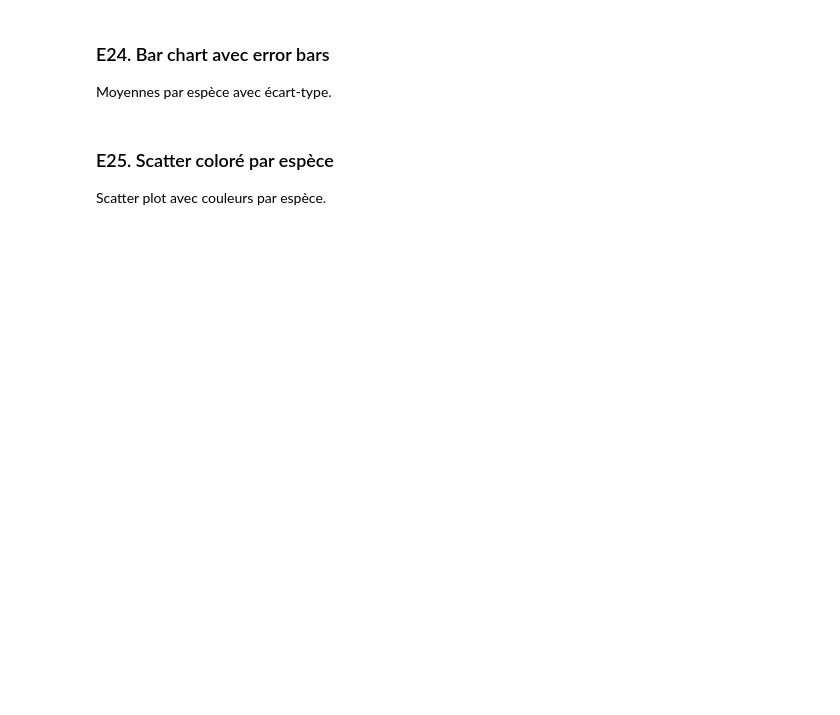
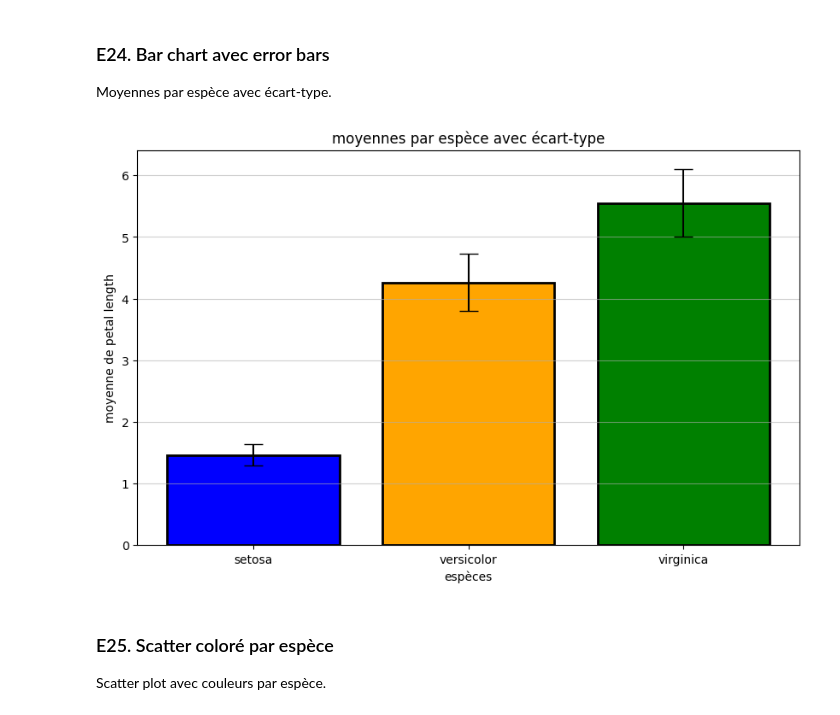
Before and after one commit to USMS-FPK-IA-GI-2025/controle-01-numpy-and-matplotlib-iris-YoussefDIDI79, a Jupyter notebook: notebooks/controle_numpy_matplotlib.ipynb, the cells around one changed output. Cells and saved outputs as stored; diff of their text form; code cells hidden in the pictures; blank space fills up the shorter version.

```diff
--- a/notebooks/controle_numpy_matplotlib.ipynb
+++ b/notebooks/controle_numpy_matplotlib.ipynb
@@ -436,3 +471,30 @@ Moyennes par espèce avec écart-type.
+# %%
+setosa = features[species == 'Iris-setosa']
+versicolor = features[species == 'Iris-versicolor']
+virginica = features[species == 'Iris-virginica']
+
+petal_setosa = setosa[:,2]
+petal_versicolor = versicolor[:,2]
+petal_virginica = virginica[:,2]
+
+moyennes = [np.mean(petal_setosa),np.mean(petal_versicolor), np.mean(petal_virginica)]
+
+ecarts_type1 = [np.std(petal_setosa) , np.std(petal_versicolor) , np.std(petal_virginica)]
+
+label = ['setosa' , 'versicolor' , 'virginica'  ]
+colors2 = ['blue' , 'orange' , 'green']
+
+plt.figure(figsize=(10,6))
+plt.bar(label , moyennes , yerr=ecarts_type1 ,  capsize=8 ,color=colors2 , ec='black' , lw=2 )
+plt.grid(True , axis='y' , alpha=0.6)
+
+plt.xlabel('espèces')
+plt.ylabel('moyenne de petal length')
+plt.title('moyennes par espèce avec écart-type')
+
+plt.show()
+# %% [output]
+[figure, added]
 # %% [markdown]
 ### E25. Scatter coloré par espèce
 Scatter plot avec couleurs par espèce.
```
Also changed, not shown: parts of 9 cells of this notebook.
